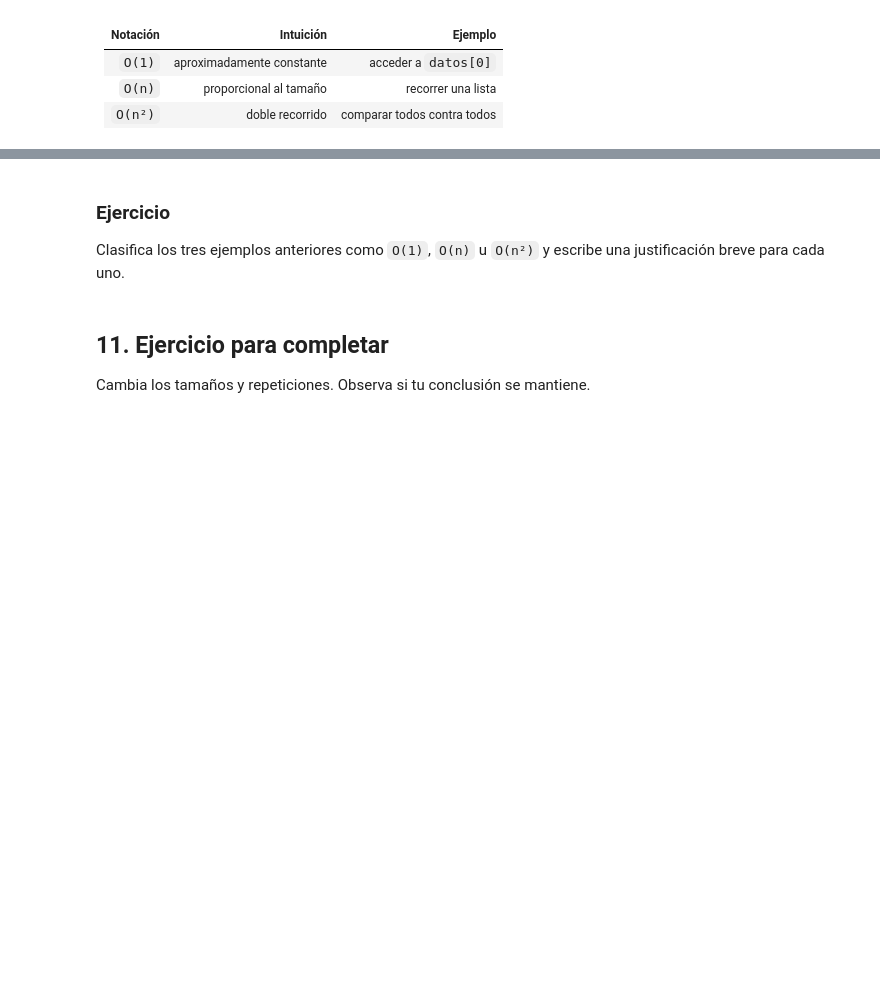
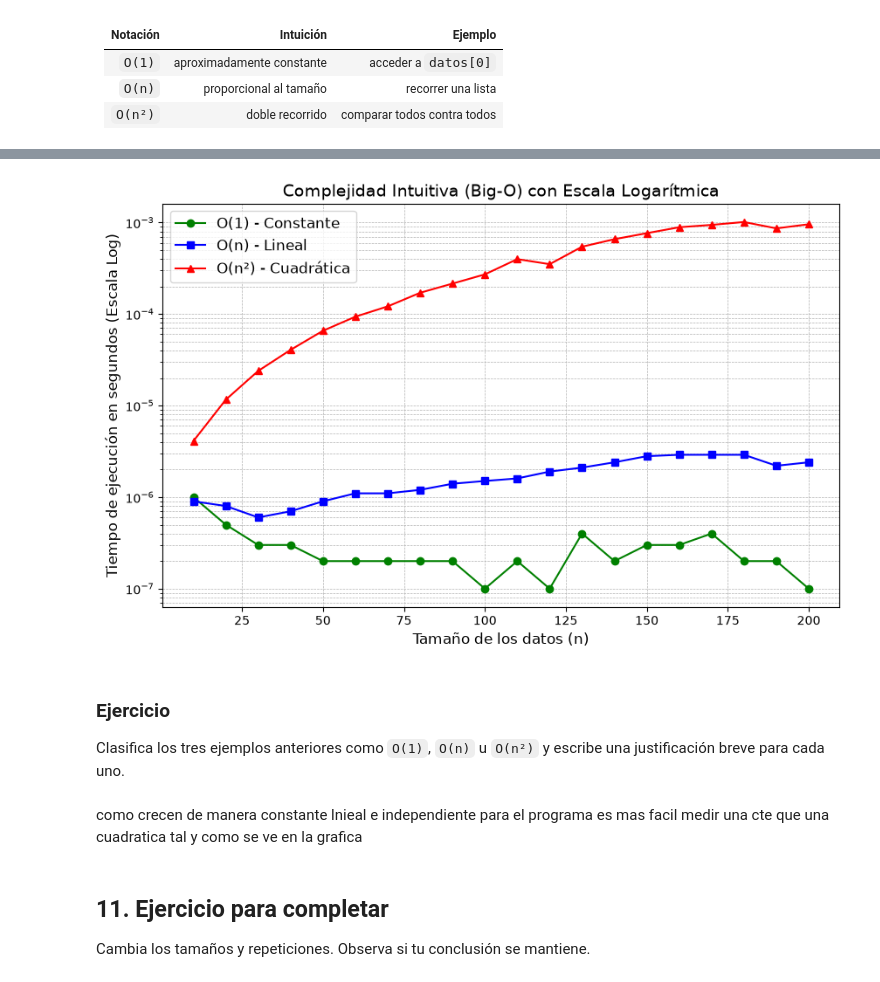
Before and after one commit to Estructuras-de-Datos-Verano/EstructurasDatos, a Jupyter notebook: clase_02/notebooks/clase_02_listas_sets_dicts.ipynb, the cells around one changed output, grey strips where cells are left out. Drawn from its saved outputs; the diff is of its cells as text; code cells hidden in the pictures; blank space fills up the shorter version.

```diff
--- a/clase_02/notebooks/clase_02_listas_sets_dicts.ipynb
+++ b/clase_02/notebooks/clase_02_listas_sets_dicts.ipynb
@@ -255,7 +311,73 @@ print(ejemplo_cuadratico(muestra[:60]))
+# %%
+
+import random
+
+
+def ejemplo_constante(datos):
+    return datos[0]
+
+def ejemplo_lineal(datos, objetivo):
+    for dato in datos:
+        if dato == objetivo:
+            return True
+    return False
+
+def ejemplo_cuadratico(datos):
+    total = 0
+    for a in datos:
+        for b in datos:
+            total += (a == b)
+    return total
+
+def generar_datos(tamano):
+    return [random.randint(1, 100) for _ in range(tamano)]
+
+tamanios = list(range(10, 201, 10))
+
+tiempos_constante = []
+tiempos_lineal = []
+tiempos_cuadratico = []
+
+for n in tamanios:
+    muestra = generar_datos(n)
+
+    # Tiempo para O(1)
+    inicio = time.perf_counter()
+    ejemplo_constante(muestra)
+    tiempos_constante.append(time.perf_counter() - inicio)
+
+    # Tiempo para O(n)
+    inicio = time.perf_counter()
+    ejemplo_lineal(muestra, -1)
+    tiempos_lineal.append(time.perf_counter() - inicio)
+
+    # Tiempo para O(n²)
+    inicio = time.perf_counter()
+    ejemplo_cuadratico(muestra)
+    tiempos_cuadratico.append(time.perf_counter() - inicio)
+
+plt.figure(figsize=(10, 6))
+
+plt.plot(tamanios, tiempos_constante, label="O(1) - Constante", color="green", marker="o")
+plt.plot(tamanios, tiempos_lineal, label="O(n) - Lineal", color="blue", marker="s")
+plt.plot(tamanios, tiempos_cuadratico, label="O(n²) - Cuadrática", color="red", marker="^")
+
+plt.yscale('log')
+
+plt.title("Complejidad Intuitiva (Big-O) con Escala Logarítmica", fontsize=14)
+plt.xlabel("Tamaño de los datos (n)", fontsize=12)
+plt.ylabel("Tiempo de ejecución en segundos (Escala Log)", fontsize=12)
+plt.grid(True, which="both", linestyle="--", linewidth=0.5)
+plt.legend(fontsize=12)
+plt.show()
+# %% [output]
+[figure, added]
 # %% [markdown]
 ### Ejercicio
 
 Clasifica los tres ejemplos anteriores como `O(1)`, `O(n)` u `O(n²)` y escribe una justificación breve para cada uno.
+# %% [markdown]
+como crecen de manera constante lnieal e independiente para el programa es mas facil medir una cte que una cuadratica tal y como se ve en la grafica
 # %% [markdown]
 ## 11. Ejercicio para completar
 
```
Also changed, not shown: parts of 15 cells of this notebook.
